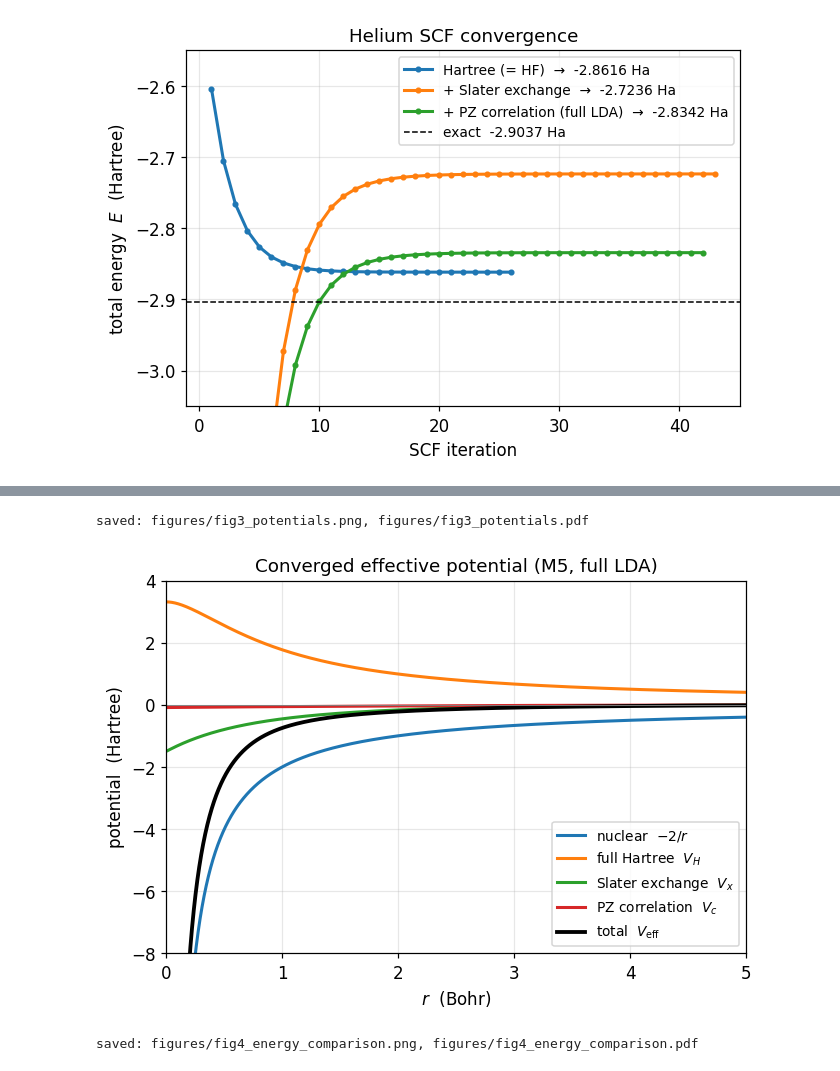
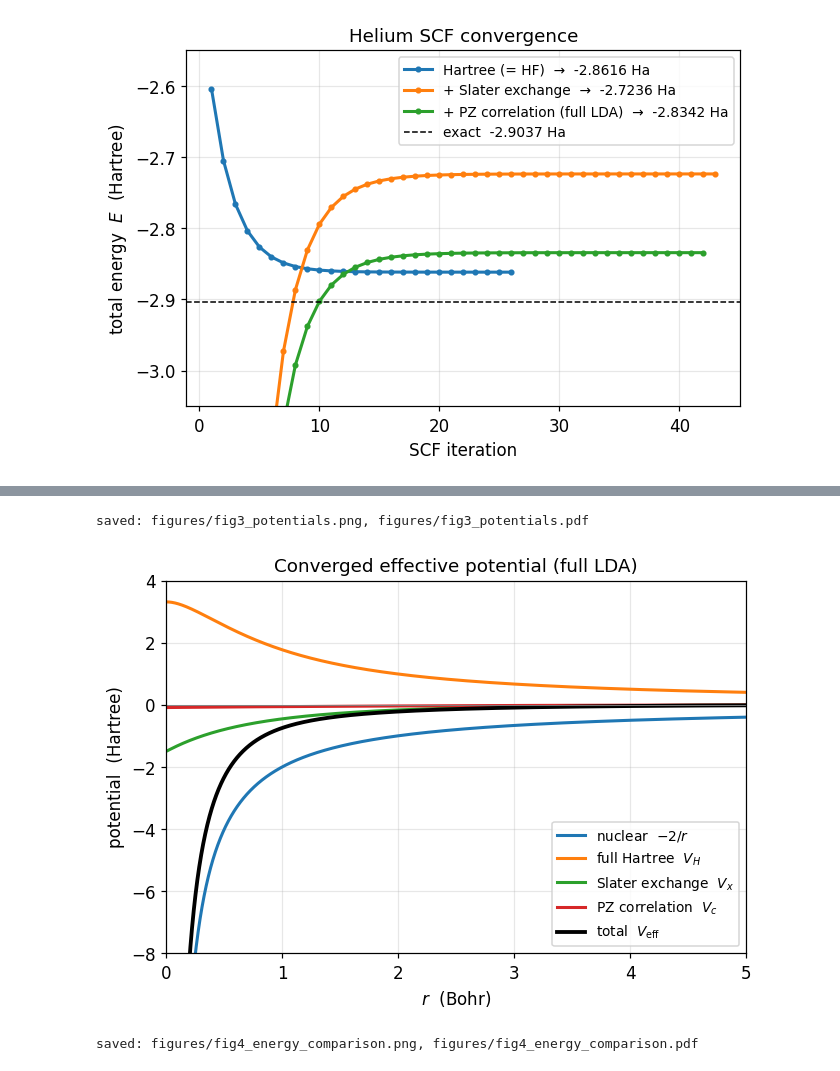
Before and after one commit to ddsyasas/dft-helium, a Jupyter notebook: helium_dft.ipynb, the cells around one changed output, grey strips where cells are left out. Saved outputs shown, nothing was run; the diff lists cells and outputs as text; code cells hidden in the pictures.

```diff
--- a/helium_dft.ipynb
+++ b/helium_dft.ipynb
@@ -750,31 +750,31 @@ saved: figures/fig2_orbital_density.png, figures/fig2_orbital_density.pdf
 # %%
-# FIGURE 3 — the pieces of the converged M5 effective potential on one axis:
+# FIGURE 3 — the pieces of the converged full-LDA effective potential on one axis:
 # nuclear (-2/r), full Hartree, Slater exchange, PZ correlation, and their sum
 # V_eff. The nuclear pull is the deep attractive well; the full Hartree is the
 # big positive (repulsive) electron-cloud term; exchange and correlation are the
 # small negative (attractive) quantum corrections (correlation the smallest).
 V_nuc = -2.0 / r
 V_eff = V_nuc + scf_xc["V_H"] + scf_xc["V_x"] + scf_xc["V_c"]
 
 fig3, ax = plt.subplots(figsize=(6.8, 4.4))
 ax.plot(r, V_nuc,         color="C0", label=r"nuclear  $-2/r$")
 ax.plot(r, scf_xc["V_H"], color="C1", label=r"full Hartree  $V_H$")
 ax.plot(r, scf_xc["V_x"], color="C2", label=r"Slater exchange  $V_x$")
 ax.plot(r, scf_xc["V_c"], color="C3", label=r"PZ correlation  $V_c$")
 ax.plot(r, V_eff, color="k", lw=2.5, label=r"total  $V_{\mathrm{eff}}$")
 ax.axhline(0, color="grey", lw=0.6)
 ax.set_xlim(0, 5)
 ax.set_ylim(-8, 4)
 ax.set_xlabel(r"$r$  (Bohr)")
 ax.set_ylabel("potential  (Hartree)")
-ax.set_title("Converged effective potential (M5, full LDA)")
+ax.set_title("Converged effective potential (full LDA)")
 ax.legend(loc="lower right")
 ax.grid(alpha=0.3)
 save_fig(fig3, "fig3_potentials")
 plt.show()
 # %% [output]
 saved: figures/fig3_potentials.png, figures/fig3_potentials.pdf
-[figure, old version]
+[figure, new version]
 # %%
 # FIGURE 4 — energy comparison: this work vs the HF and exact
 # references, as a horizontal bar chart with the exact value marked.
```
Also changed, not shown: parts of 2 cells of this notebook, 4 other files.
